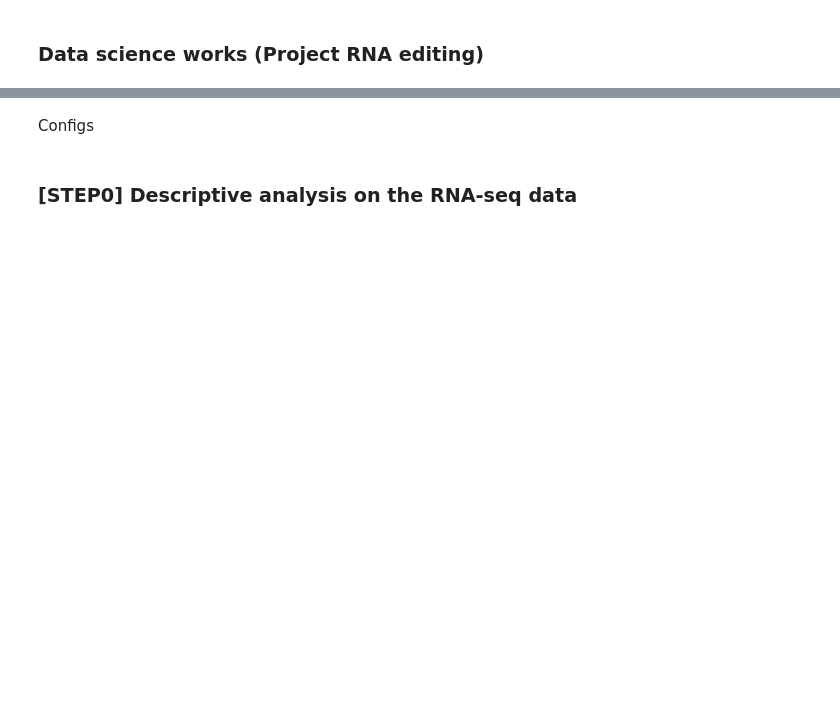
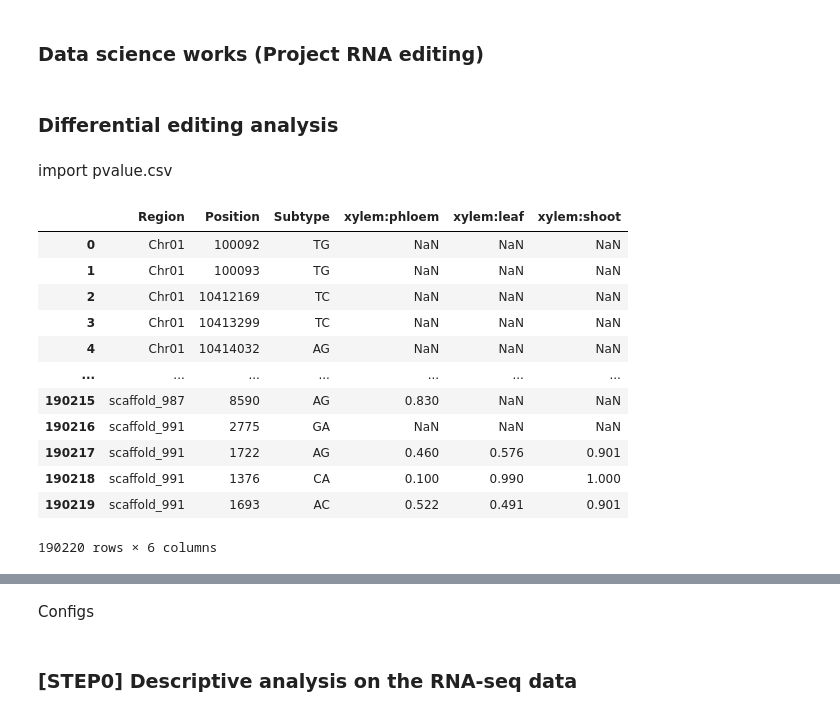
Before and after one commit to jerry955071/project_RE, a Jupyter notebook: notebooks/DataScience.ipynb, the cells around one changed output, grey strips where cells are left out. Saved outputs shown, nothing was run; the diff lists cells and outputs as text; code cells hidden in the pictures; blank space fills up the shorter version.

```diff
--- a/notebooks/DataScience.ipynb
+++ b/notebooks/DataScience.ipynb
@@ -1,2 +1,42 @@
 # %% [markdown]
 ### Data science works (Project RNA editing)
+# %% [markdown]
+### Differential editing analysis
+# %%
+import pandas as pd
+import json
+import os
+
+# vars
+WORKDIR = "/home/b05b01002/HDD3/project_RE/"
+PARAMS = "configs/differential_editing/Egr.json"
+
+# change work direction
+os.chdir(WORKDIR)
+params = json.load(open(PARAMS))
+# %% [markdown]
+import pvalue.csv
+# %%
+pvalues = pd.read_csv(
+    params["outdir"],
+    names = [
+        "Region",
+        "Position",
+        "Subtype"
+    ] + params["pairing"]
+)
+pvalues
+# %% [output]
+|  | Region | Position | Subtype | xylem:phloem | xylem:leaf | xylem:shoot |
+| 0 | Chr01 | 100092 | TG | NaN | NaN | NaN |
+| 1 | Chr01 | 100093 | TG | NaN | NaN | NaN |
+| 2 | Chr01 | 10412169 | TC | NaN | NaN | NaN |
+| 3 | Chr01 | 10413299 | TC | NaN | NaN | NaN |
+| 4 | Chr01 | 10414032 | AG | NaN | NaN | NaN |
+| ... | ... | ... | ... | ... | ... | ... |
+| 190215 | scaffold_987 | 8590 | AG | 0.830 | NaN | NaN |
+| 190216 | scaffold_991 | 2775 | GA | NaN | NaN | NaN |
+| 190217 | scaffold_991 | 1722 | AG | 0.460 | 0.576 | 0.901 |
+| 190218 | scaffold_991 | 1376 | CA | 0.100 | 0.990 | 1.000 |
+| 190219 | scaffold_991 | 1693 | AC | 0.522 | 0.491 | 0.901 |
+190220 rows × 6 columns
```
Also changed, not shown: parts of 17 cells of this notebook, 25 other files.
